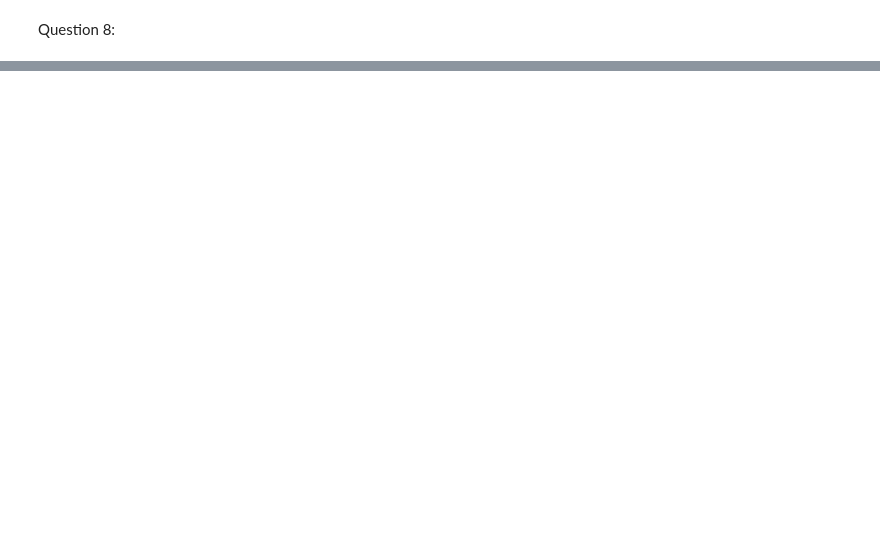
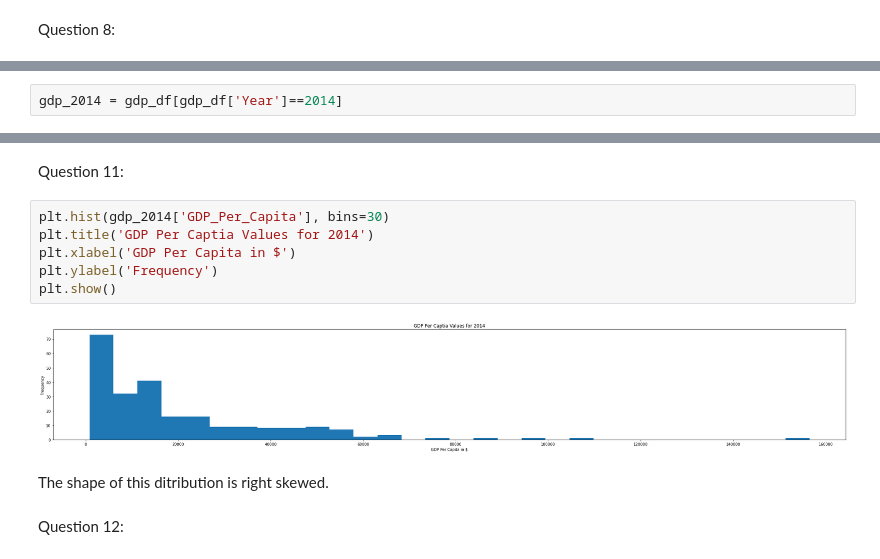
Before and after one commit to nss-data-science-cohort-6/un_data_question-jmayf123, a Jupyter notebook: notebooks/UN_Data_Exploration.ipynb, the cells around one changed output, grey strips where cells are left out. Saved outputs shown, nothing was run; the diff lists cells and outputs as text; blank space fills up the shorter version.

```diff
--- a/notebooks/UN_Data_Exploration.ipynb
+++ b/notebooks/UN_Data_Exploration.ipynb
@@ -111,0 +115,2 @@ Countries with less than 30 years of data collected:
+# %%
+gdp_2014 = gdp_df[gdp_df['Year']==2014]
@@ -111,0 +132,14 @@ Countries with less than 30 years of data collected:
+# %% [markdown]
+Question 11:
+# %%
+plt.hist(gdp_2014['GDP_Per_Capita'], bins=30)
+plt.title('GDP Per Captia Values for 2014')
+plt.xlabel('GDP Per Capita in $')
+plt.ylabel('Frequency')
+plt.show()
+# %% [output]
+[figure, added]
+# %% [markdown]
+The shape of this ditribution is right skewed.
+# %% [markdown]
+Question 12:
```
Also changed, not shown: parts of 32 cells of this notebook.
